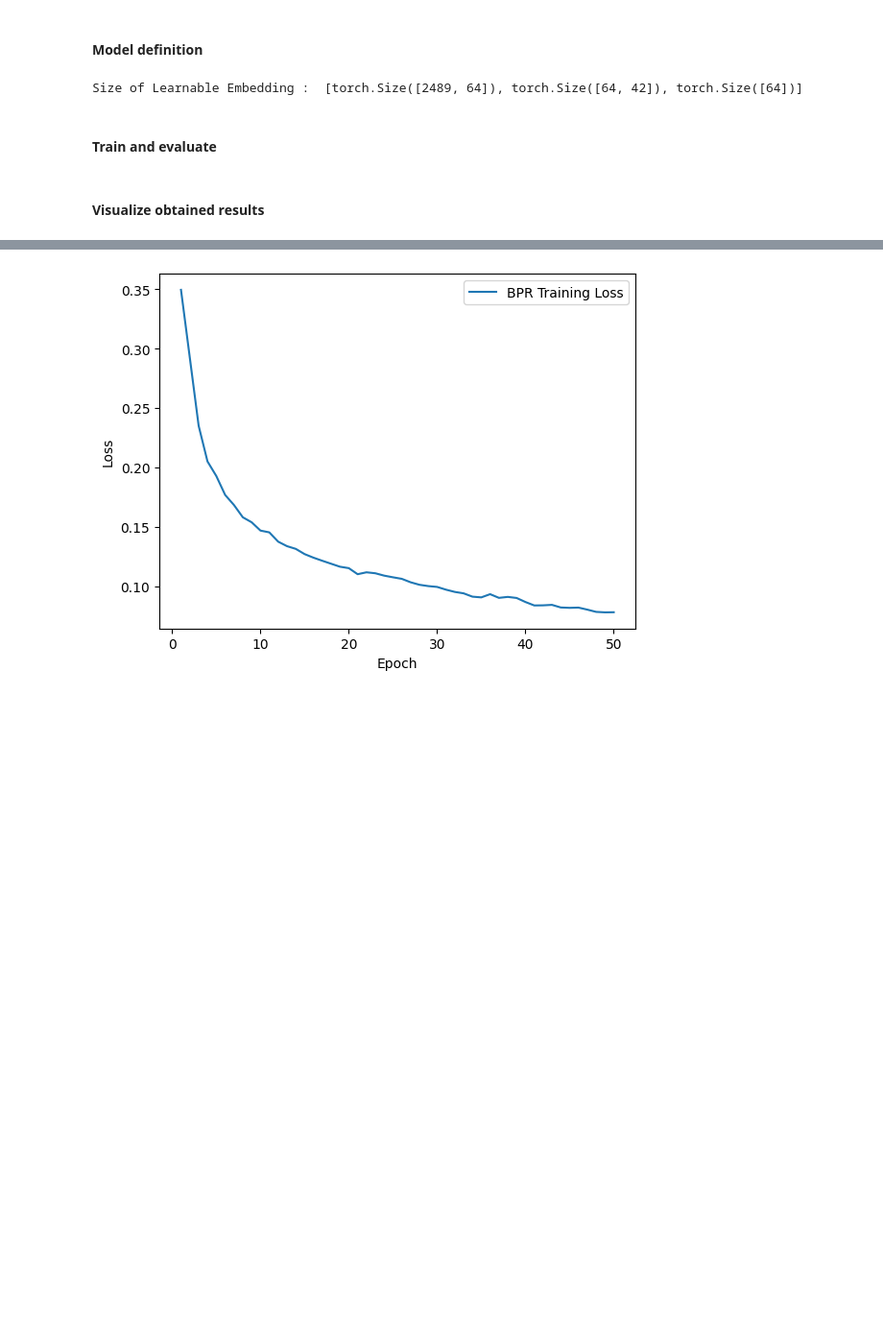
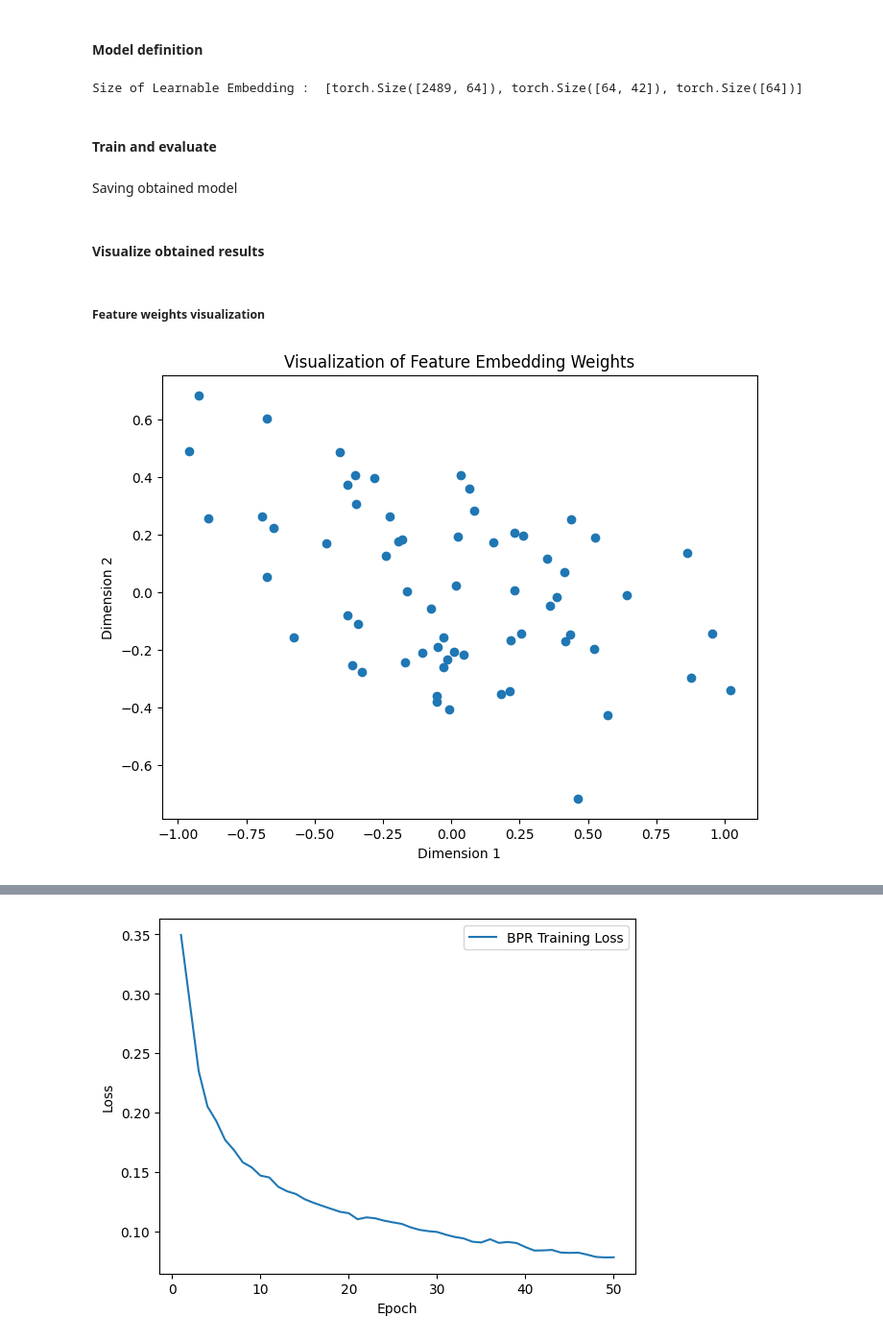
Before and after one commit to glebuben/PMLDL-Assignment-2, a Jupyter notebook: notebooks/2_0_LightGCN_based_recommendation_system.ipynb, the cells around one changed output, grey strips where cells are left out. Shown: that part at 96% size. Cells and saved outputs as stored; diff of their text form; code cells hidden in the pictures; blank space fills up the shorter version.

Commit message:
Added model saving and feature weights visualization to the model notebook

```diff
--- a/notebooks/2_0_LightGCN_based_recommendation_system.ipynb
+++ b/notebooks/2_0_LightGCN_based_recommendation_system.ipynb
@@ -529,7 +529,6 @@ class RecSysGNN(nn.Module):
         num_users,
         num_items,
         feat_dim,
-        model,
         dropout=0.1
     ):
         """
@@ -546,7 +545,6 @@ class RecSysGNN(nn.Module):
         """
         super(RecSysGNN, self).__init__()
 
-        self.model = model
         self.embedding = nn.Embedding(num_users + num_items, latent_dim)
         self.feat_embedding = nn.Linear(feat_dim, latent_dim)
 
@@ -796,7 +794,6 @@ lightgcn = RecSysGNN(
     num_users=n_users,
     num_items=n_items,
     feat_dim=num_user_features + num_item_features,
-    model='LightGCN'
 )
 lightgcn.to(device)  # Move model to device (e.g., GPU if available)
 
@@ -812,3 +809,5 @@ Size of Learnable Embedding :  [torch.Size([2489, 64]), torch.Size([64, 42]), to
 # %%
 # Train and evaluate the LightGCN model
 light_bpr, light_recall, light_precision = train_and_eval(lightgcn, optimizer, train_df)
+# %% [markdown]
+Saving obtained model
@@ -815,2 +817,20 @@ light_bpr, light_recall, light_precision = train_and_eval(lightgcn, optimizer, t
 # %% [markdown]
 #### Visualize obtained results
+# %% [markdown]
+##### Feature weights visualization
+# %%
+# Extracting the feature embedding weights from the model
+feature_embedding_weights = lightgcn.feat_embedding.weight.data.cpu()
+
+# Visualizing the weights (assuming a 2D embedding)
+plt.figure(figsize=(8, 6))
+plt.scatter(feature_embedding_weights[:, 0], feature_embedding_weights[:, 1])
+plt.title('Visualization of Feature Embedding Weights')
+plt.xlabel('Dimension 1')
+plt.ylabel('Dimension 2')
+# Saving figure
+plt.savefig('../reports/figures/Weights scatter.png')
+# Displaying figure
+plt.show()
+# %% [output]
+[figure, added]
```
Also changed, not shown: parts of 5 cells of this notebook, 4 other files.
